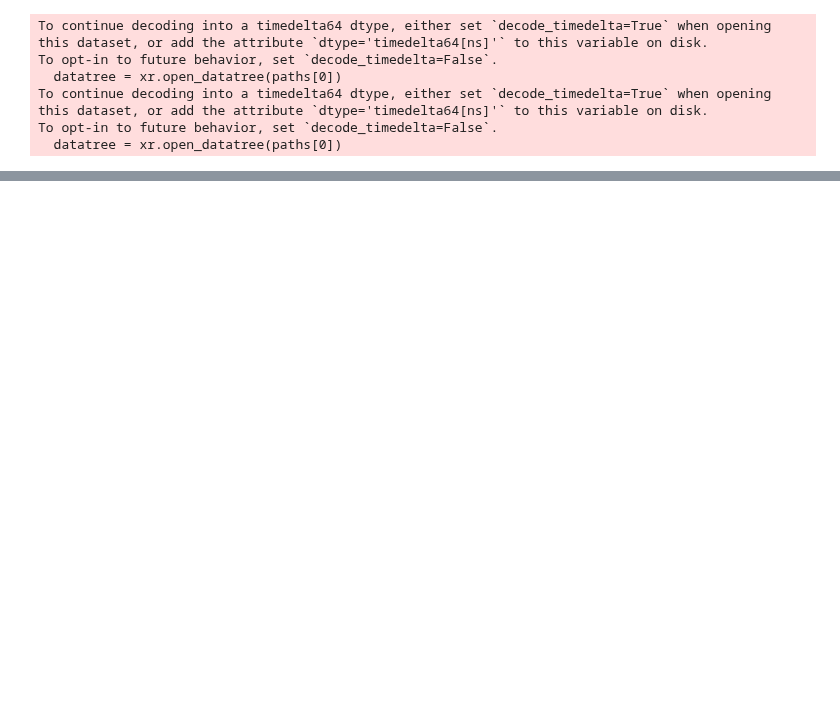
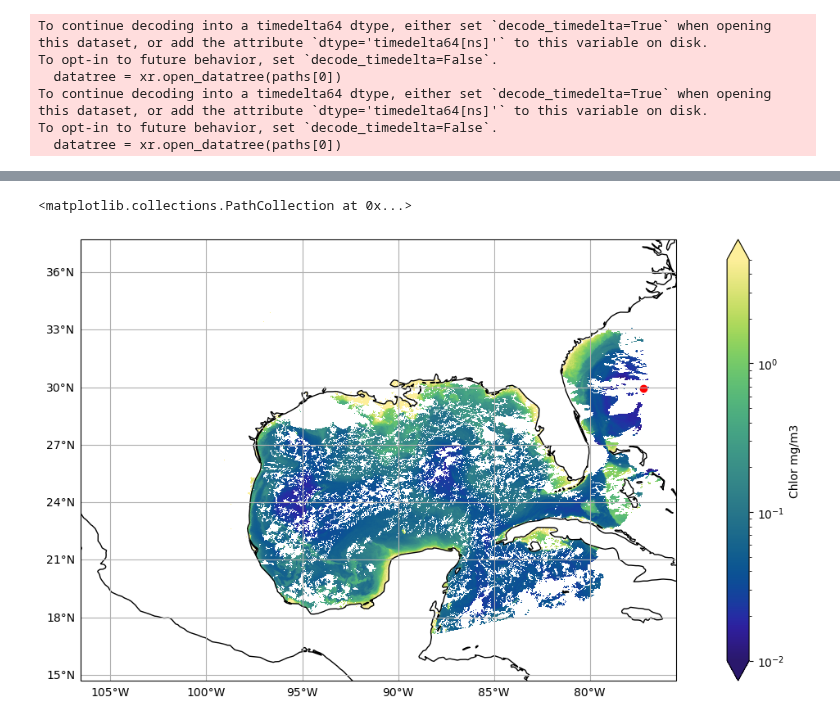
Before and after one commit to skyecaplan/pace-rapid-response, a Jupyter notebook: PRR_OC/PRR_development_GT_MK.ipynb, the cells around one changed output, grey strips where cells are left out. Saved outputs shown, nothing was run; the diff lists cells and outputs as text; code cells hidden in the pictures; blank space fills up the shorter version.

```diff
--- a/PRR_OC/PRR_development_GT_MK.ipynb
+++ b/PRR_OC/PRR_development_GT_MK.ipynb
@@ -66,0 +87,6 @@ plot = dataset['chlor_a'].plot(x="longitude", y="latitude", cbar_kwargs={'label'
+# %%
+# this cell takes up to 2 min to run, opens dataset w/ datatree, put all variables together, and fully load dataset to memory to make map plotting faster
+datatree = xr.open_datatree(paths[1])
+dataset2 = xr.merge(datatree.to_dict().values())
+dataset2 = dataset2.set_coords(("longitude", "latitude"))
+dataset2 = dataset2.load()
@@ -66,0 +100,10 @@ plot = dataset['chlor_a'].plot(x="longitude", y="latitude", cbar_kwargs={'label'
+# %%
+fig = plt.figure(figsize=(16,7))
+ax = plt.axes(projection=ccrs.PlateCarree())
+ax.coastlines()
+ax.gridlines(draw_labels={"left": "y", "bottom": "x"})
+plot = dataset2['chlor_a'].plot(x="longitude", y="latitude", cbar_kwargs={'label': 'Chlor mg/m3'}, cmap=cmocean.cm.haline,norm=LogNorm(vmin=.01, vmax=5),  ax=ax)
+ax.scatter([avg_lon],[avg_lat], c='r' )
+# %% [output]
+<matplotlib.collections.PathCollection at 0x...>
+[figure, added]
```
Also changed, not shown: parts of 10 cells of this notebook.
